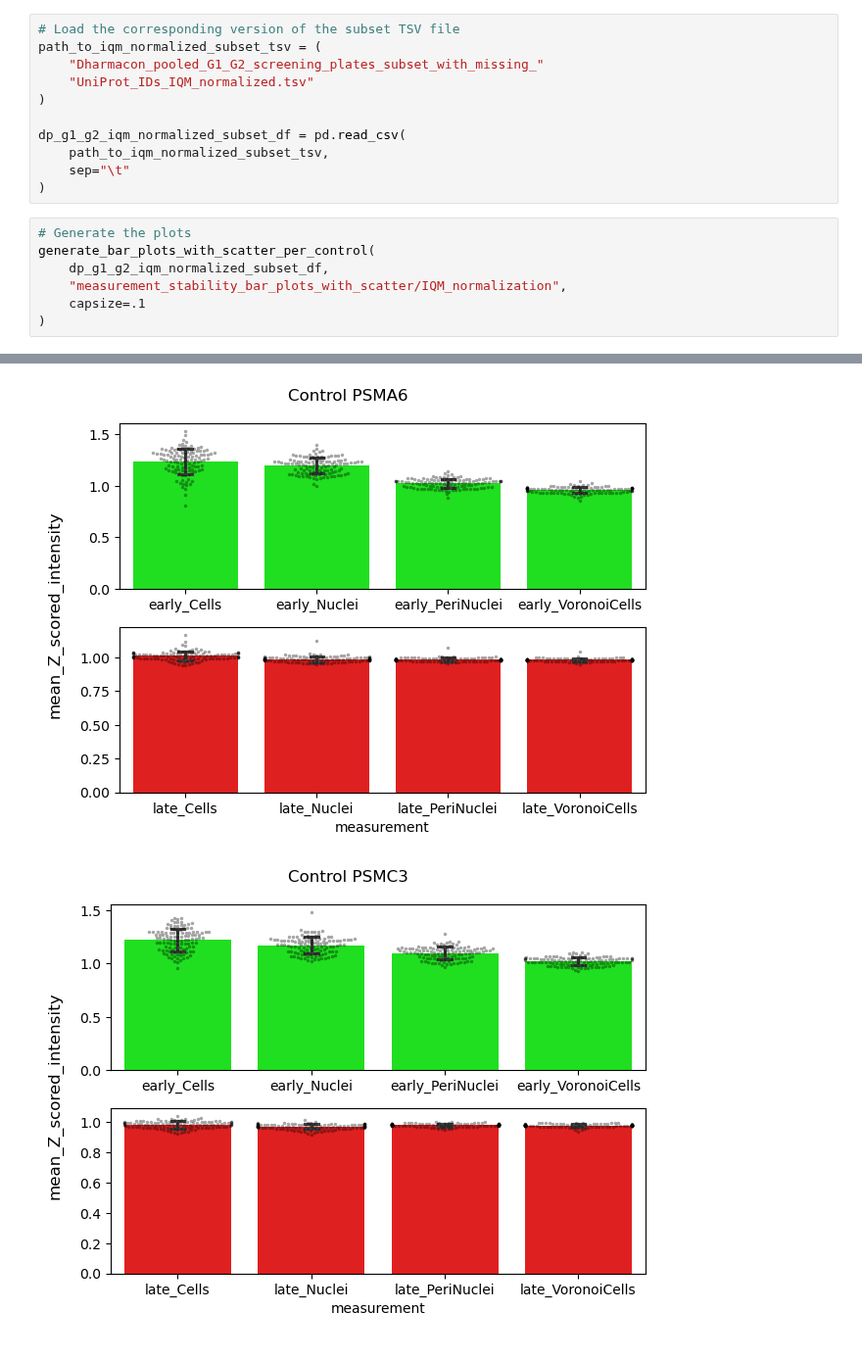
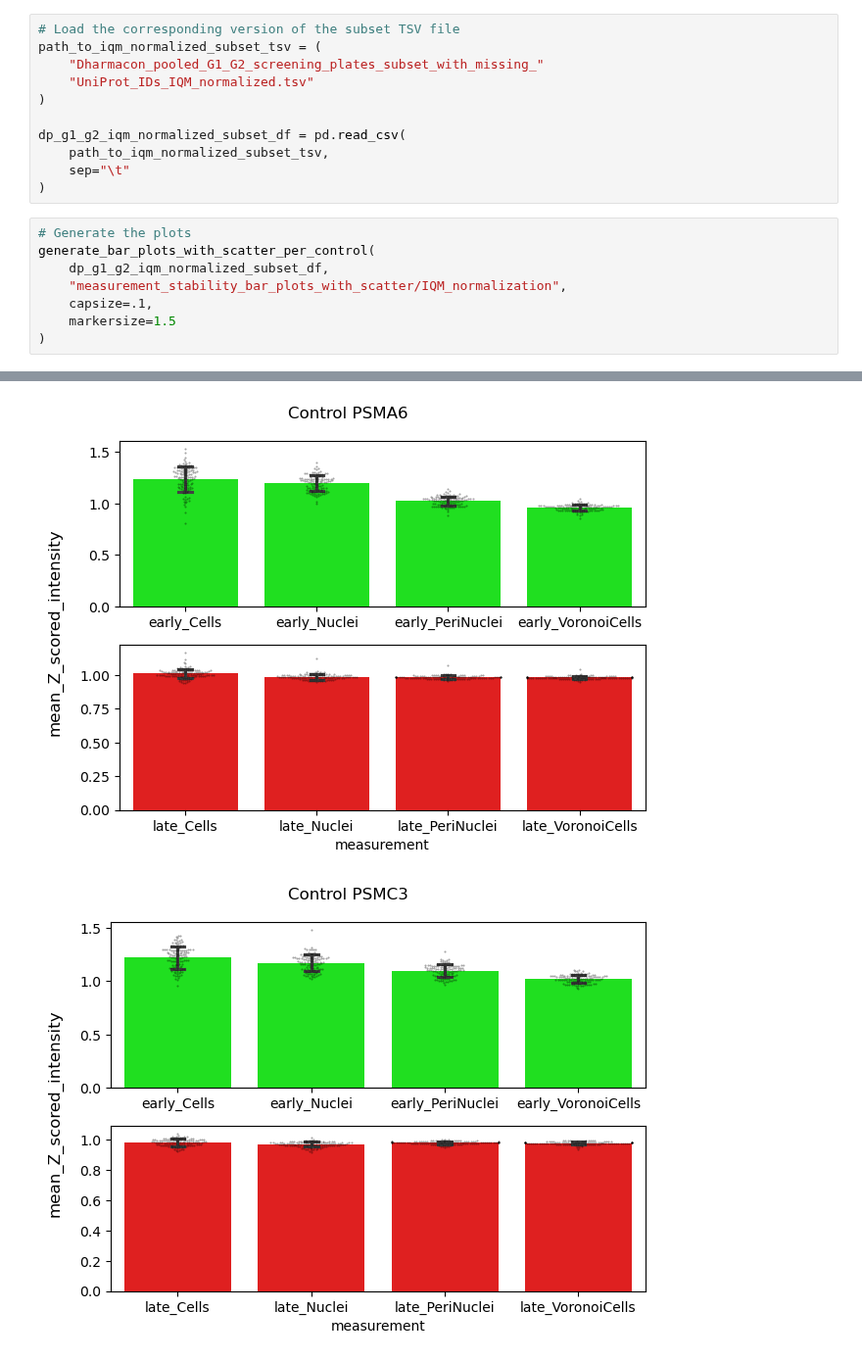
Before and after one commit to JacobAnter/VACV_screen, a Jupyter notebook: Processing_Dharmacon_pooled_genome_1_and_2_subset/investigating_intensity_stability.ipynb, the cells around one changed output, grey strips where cells are left out. Shown at 98% size. Saved outputs shown, nothing was run; the diff lists cells and outputs as text.

Commit message:
Adjusting markersize for plots of IQM-normalized data

```diff
--- a/Processing_Dharmacon_pooled_genome_1_and_2_subset/investigating_intensity_stability.ipynb
+++ b/Processing_Dharmacon_pooled_genome_1_and_2_subset/investigating_intensity_stability.ipynb
@@ -779,6 +675,7 @@ dp_g1_g2_iqm_normalized_subset_df = pd.read_csv(
 generate_bar_plots_with_scatter_per_control(
     dp_g1_g2_iqm_normalized_subset_df,
     "measurement_stability_bar_plots_with_scatter/IQM_normalization",
-    capsize=.1
+    capsize=.1,
+    markersize=1.5
 )
 # %% [output]
@@ -792,2 +689,2 @@ generate_bar_plots_with_scatter_per_control(
-[figure, old version]
+[figure, new version]
-[figure, old version]
+[figure, new version]
```
Also changed, not shown: parts of 9 cells of this notebook.
